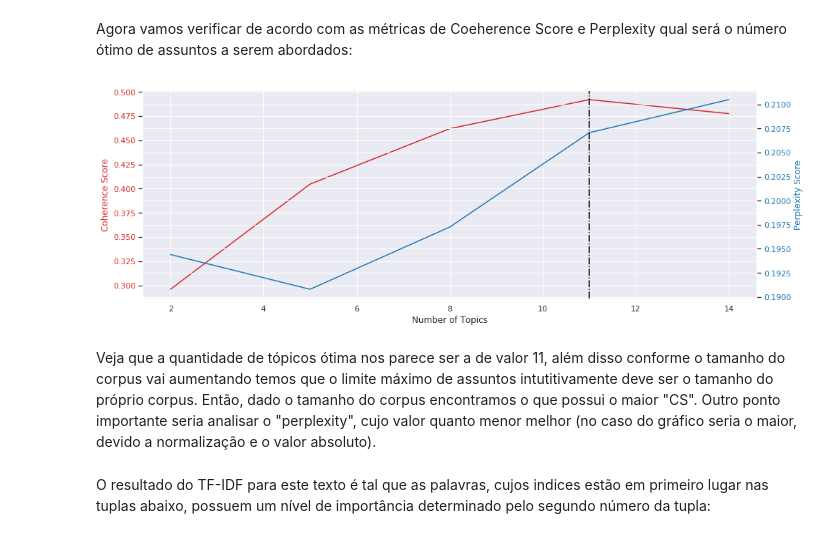
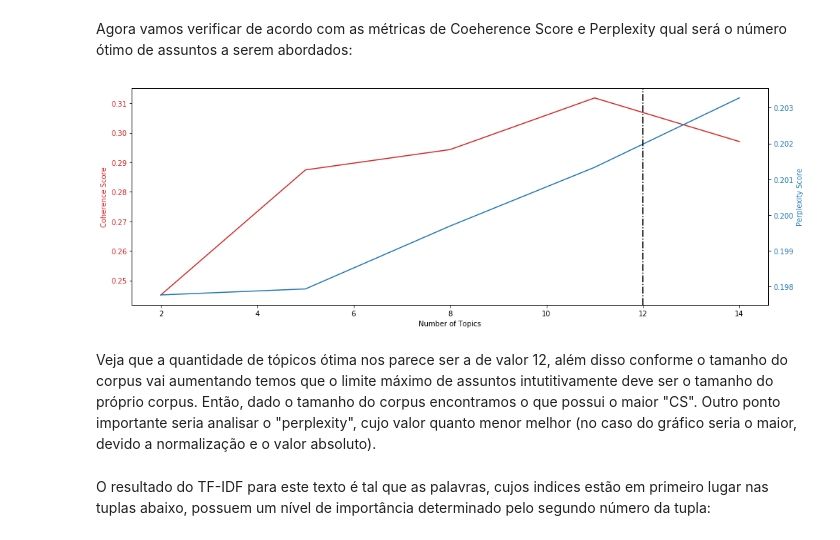
Before and after one commit to NovaisGabriel/Information_Retrieval, a Jupyter notebook: Projeto Final/SRI_pf_Gabriel_Lima_Novais.ipynb, the cells around one changed output. Cells and saved outputs as stored; diff of their text form; code cells hidden in the pictures.

```diff
--- a/Projeto Final/SRI_pf_Gabriel_Lima_Novais.ipynb
+++ b/Projeto Final/SRI_pf_Gabriel_Lima_Novais.ipynb
@@ -222,8 +222,10 @@ def LS(txt,nthemes):
     mod_lsi = models.LsiModel(corpus_tfidf, id2word=dicionario, num_topics=nthemes)
     corpus_lsi = mod_lsi[corpus_tfidf]
     #LDA:
-    mod_lda = models.LdaModel(corpus_tfidf, id2word=dicionario, num_topics=nthemes)
-    corpus_lda = mod_lda[corpus_tfidf]
+#     mod_lda = models.LdaModel(corpus_tfidf, id2word=dicionario, num_topics=nthemes)
+#     corpus_lda = mod_lda[corpus_tfidf]
+    mod_lda = models.LdaModel(corpus, id2word=dicionario, num_topics=nthemes)
+    corpus_lda = mod_lda[corpus]
     #________________________________________________________________________________________________________
     # Compute Perplexity
     perplexity = mod_lda.log_perplexity(corpus)
@@ -271,25 +273,25 @@ perplexity_values_abs = [i/np.sum(perplexity_values) for i in perplexity_values]
 # %%
 x = range(start, limit, step)
 fig, ax1 = plt.subplots(figsize=(14,5))
 
 color = 'tab:red'
 ax1.set_xlabel('Number of Topics')
 ax1.set_ylabel('Coherence Score', color=color)
 ax1.plot(x, coherence_values, color=color)
 ax1.tick_params(axis='y', labelcolor=color)
 
 ax2 = ax1.twinx()
 
 color = 'tab:blue'
 ax2.set_ylabel('Perplexity Score', color=color)
 ax2.plot(x, perplexity_values_abs, color=color)
 ax2.tick_params(axis='y', labelcolor=color)
 
-plt.axvline(x=11,color='#000000',linestyle='-.')
+plt.axvline(x=12,color='#000000',linestyle='-.')
 fig.tight_layout()
 plt.show()
 # %% [output]
-[figure, old version]
+[figure, new version]
 # %% [markdown]
-Veja que a quantidade de tópicos ótima nos parece ser a de valor 11, além disso conforme o tamanho do corpus vai aumentando temos que o limite máximo de assuntos intutitivamente deve ser o tamanho do próprio corpus. Então, dado o tamanho do corpus encontramos o que possui o maior "CS". Outro ponto importante seria analisar o "perplexity", cujo valor quanto menor melhor (no caso do gráfico seria o maior, devido a normalização e o valor absoluto).
+Veja que a quantidade de tópicos ótima nos parece ser a de valor 12, além disso conforme o tamanho do corpus vai aumentando temos que o limite máximo de assuntos intutitivamente deve ser o tamanho do próprio corpus. Então, dado o tamanho do corpus encontramos o que possui o maior "CS". Outro ponto importante seria analisar o "perplexity", cujo valor quanto menor melhor (no caso do gráfico seria o maior, devido a normalização e o valor absoluto).
 # %%
```
Also changed, not shown: parts of 20 cells of this notebook.
